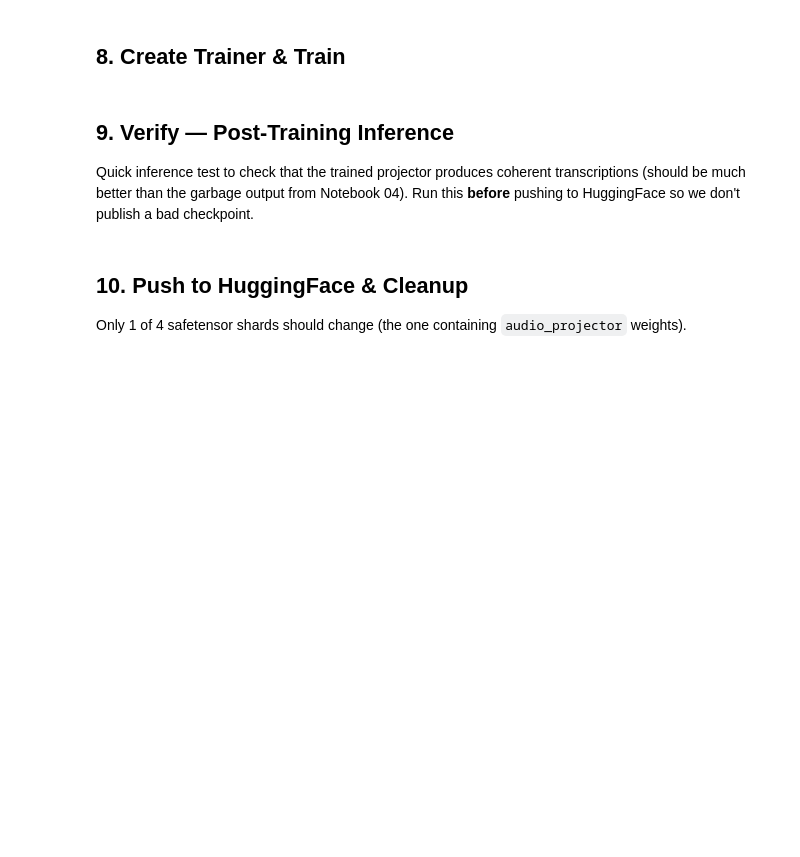
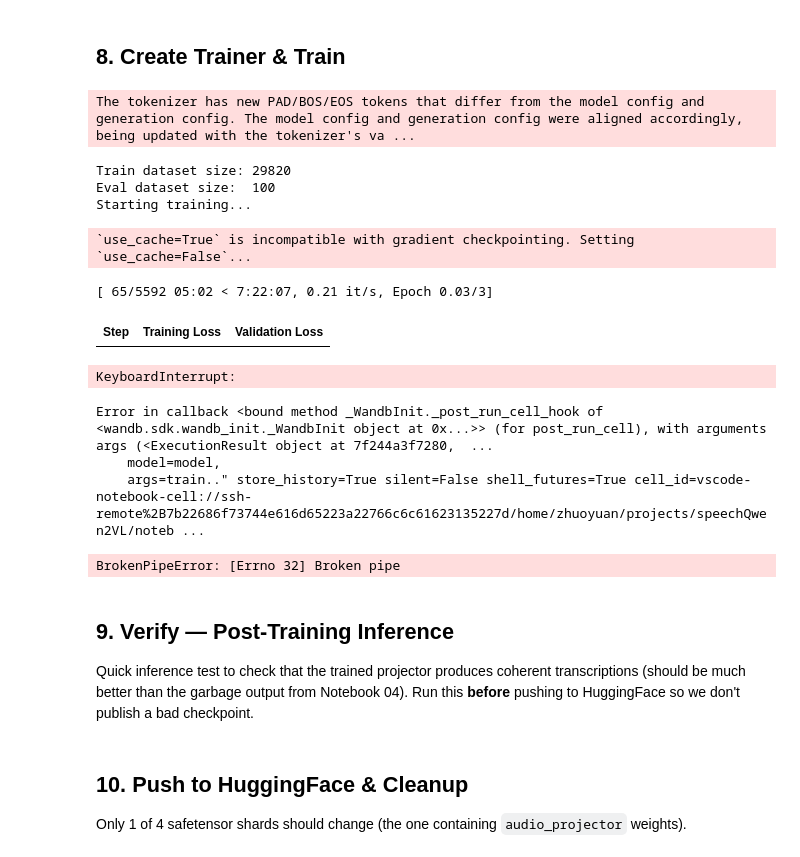
Before and after one commit to ZhuoyuanJiang/speechQwen2VL, a Jupyter notebook: notebooks/05_training_stage1_adapter.ipynb, the cells around one changed output. Saved outputs shown, nothing was run; the diff lists cells and outputs as text; code cells hidden in the pictures; blank space fills up the shorter version.

```diff
--- a/notebooks/05_training_stage1_adapter.ipynb
+++ b/notebooks/05_training_stage1_adapter.ipynb
@@ -326,12 +393,23 @@ class AudioTextCollator:
             mask_end = pos + len(self.assistant_start_tokens)
             labels[i, :mask_end] = -100
 
+            # Find <|im_end|> after the assistant content and mask everything after it.
+            # The chat template adds a trailing \n after <|im_end|> — we want the model
+            # to learn to stop at <|im_end|>, not predict the trailing \n.
+            im_end_positions = (seq == self.im_end_id).nonzero(as_tuple=True)[0]
+            # Get the last <|im_end|> that's after the assistant marker
+            im_end_after_assistant = im_end_positions[im_end_positions > mask_end]
+            assert len(im_end_after_assistant) > 0, (
+                f"Sample {i}: no <|im_end|> found after assistant marker. "
+                f"The transcript was likely truncated."
+            )
+            last_im_end = im_end_after_assistant[0].item()  # first (and should be only) <|im_end|> after assistant
+            labels[i, last_im_end + 1:] = -100  # mask everything after <|im_end|>
+
             # Mask padding tokens
             labels[i, seq == self.pad_token_id] = -100
 
         # Safety net: verify every sample has real labels and ends with <|im_end|>.
-        # Dataset-level filtering (Section 2) should have removed over-budget samples.
-        # If truncation still ate the transcript or its <|im_end|>, something is wrong.
         for i in range(labels.shape[0]):
             real_label_mask = labels[i] != -100
             real_label_count = real_label_mask.sum().item()
@@ -341,7 +419,7 @@ class AudioTextCollator:
                 f"This sample should have been removed by dataset pre-filtering."
             )
 
-            # Verify last real label is <|im_end|> (catches partial truncation)
+            # Verify last real label is <|im_end|>
             real_label_ids = labels[i][real_label_mask]
             assert real_label_ids[-1].item() == self.im_end_id, (
                 f"Sample {i}: last real label is {real_label_ids[-1].item()}, "
@@ -395,5 +503,5 @@ del test_batch
 # %%
-sft_config = SFTConfig(
+training_args = TrainingArguments(
     output_dir="./checkpoints/stage1_audio_projector",
     num_train_epochs=3,
     per_device_train_batch_size=2,
@@ -406,24 +514,23 @@ sft_config = SFTConfig(
     logging_steps=10,
     report_to="wandb",
     eval_strategy="steps",
-    eval_steps=100,
+    eval_steps=500,
     save_strategy="steps",
     save_steps=500,
     save_total_limit=3,
     remove_unused_columns=False,        # collator needs raw dataset columns
-    dataset_text_field=None,            # bypass SFTTrainer's built-in processing
-    dataset_kwargs={"skip_prepare_dataset": True},  # prevent SFTTrainer from preprocessing
-    max_seq_length=MAX_LENGTH,          # NOTE: if trl version uses max_length instead, rename this
     gradient_checkpointing=True,
     gradient_checkpointing_kwargs={"use_reentrant": False},
     dataloader_num_workers=4,
     dataloader_pin_memory=True,
 )
 
-print(f"Output dir:      {sft_config.output_dir}")
-print(f"Epochs:          {sft_config.num_train_epochs}")
-print(f"Batch size:      {sft_config.per_device_train_batch_size}")
-print(f"Grad accum:      {sft_config.gradient_accumulation_steps}")
-print(f"Effective batch: {sft_config.per_device_train_batch_size * sft_config.gradient_accumulation_steps}")
-print(f"Learning rate:   {sft_config.learning_rate}")
-print(f"Gradient ckpt:   {sft_config.gradient_checkpointing}")
+print(f"Output dir:      {training_args.output_dir}")
+print(f"Epochs:          {training_args.num_train_epochs}")
+print(f"Batch size:      {training_args.per_device_train_batch_size}")
+print(f"Eval batch size: {training_args.per_device_eval_batch_size}")
+print(f"Grad accum:      {training_args.gradient_accumulation_steps}")
+print(f"Effective batch: {training_args.per_device_train_batch_size * training_args.gradient_accumulation_steps}")
+print(f"Learning rate:   {training_args.learning_rate}")
+print(f"Gradient ckpt:   {training_args.gradient_checkpointing}")
+print(f"Eval steps:      {training_args.eval_steps}")
@@ -449,20 +575,33 @@ print("wandb initialized.")
 # %% [markdown]
 ## 8. Create Trainer & Train
 # %%
-trainer = SFTTrainer(
+trainer = Trainer(
     model=model,
-    args=sft_config,
+    args=training_args,
     train_dataset=train_dataset,
     eval_dataset=test_dataset,
     data_collator=collator,
     processing_class=processor.tokenizer,
 )
 
 print(f"Train dataset size: {len(train_dataset)}")
 print(f"Eval dataset size:  {len(test_dataset)}")
 print(f"Starting training...")
 
 trainer.train()
+# %% [output]
+The tokenizer has new PAD/BOS/EOS tokens that differ from the model config and generation config. The model config and generation config were aligned accordingly, being updated with the tokenizer's va ...
+Train dataset size: 29820
+Eval dataset size:  100
+Starting training...
+`use_cache=True` is incompatible with gradient checkpointing. Setting `use_cache=False`...
+[ 65/5592 05:02 < 7:22:07, 0.21 it/s, Epoch 0.03/3]
+| Step | Training Loss | Validation Loss |
+KeyboardInterrupt:
+Error in callback <bound method _WandbInit._post_run_cell_hook of <wandb.sdk.wandb_init._WandbInit object at 0x...>> (for post_run_cell), with arguments args (<ExecutionResult object at 7f244a3f7280,  ...
+    model=model,
+    args=train.." store_history=True silent=False shell_futures=True cell_id=vscode-notebook-cell://ssh-remote%2B7b22686f73744e616d65223a22766c6c61623135227d/home/zhuoyuan/projects/speechQwen2VL/noteb ...
+BrokenPipeError: [Errno 32] Broken pipe
 # %% [markdown]
 ## 9. Verify — Post-Training Inference
 
```
Also changed, not shown: parts of 12 cells of this notebook, 5 other files.
